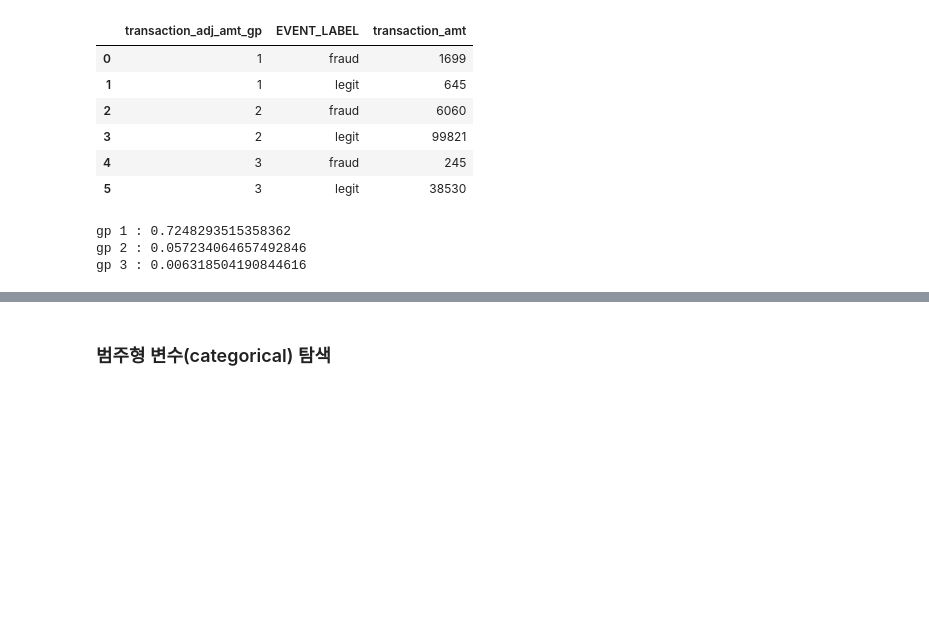
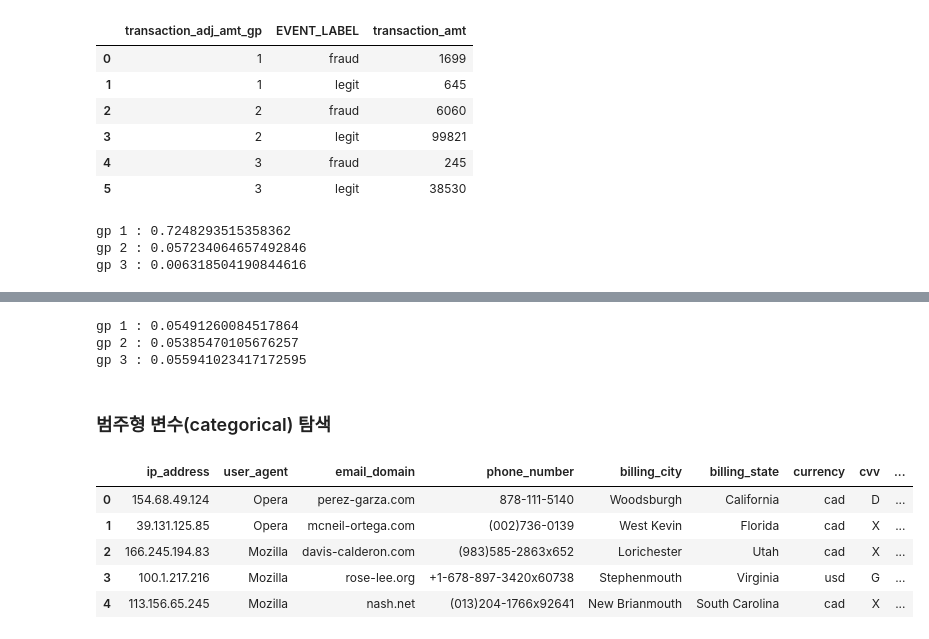
Before and after one commit to seonydg/ml-classification-predicting-credit-card-fraud-transactions, a Jupyter notebook: Predicting Credit Card Fraud Transactions.ipynb, the cells around one changed output, grey strips where cells are left out. Drawn from its saved outputs; the diff is of its cells as text; code cells hidden in the pictures; blank space fills up the shorter version.

```diff
--- a/Predicting Credit Card Fraud Transactions.ipynb
+++ b/Predicting Credit Card Fraud Transactions.ipynb
@@ -333,2 +369,21 @@ gp 3 : 0.006318504190844616
+# %%
+# 평균 사기 5% -> 과거 거래 금액은 모두 비슷한 비율을 보이는 것으로 보아, 유의미한 데이터로 보기 힘들다.
+gp1_3 = df.groupby(['historic_velocity_gp', 'EVENT_LABEL'], as_index=False)['transaction_amt'].count()
+print(f'gp 1 : {gp1_3.iloc[0, -1] / (gp1_3.iloc[0, -1] + gp1_3.iloc[1, -1])}')
+print(f'gp 2 : {gp1_3.iloc[2, -1] / (gp1_3.iloc[2, -1] + gp1_3.iloc[3, -1])}')
+print(f'gp 3 : {gp1_3.iloc[4, -1] / (gp1_3.iloc[4, -1] + gp1_3.iloc[5, -1])}')
+# %% [output]
+gp 1 : 0.05491260084517864
+gp 2 : 0.05385470105676257
+gp 3 : 0.055941023417172595
 # %% [markdown]
 ### 범주형 변수(categorical) 탐색
+# %%
+df[categorical_lists].head()
+# %% [output]
+|  | ip_address | user_agent | email_domain | phone_number | billing_city | billing_state | currency | cvv | ... |
+| 0 | 154.68.49.124 | Opera | perez-garza.com | 878-111-5140 | Woodsburgh | California | cad | D | ... |
+| 1 | 39.131.125.85 | Opera | mcneil-ortega.com | (002)736-0139 | West Kevin | Florida | cad | X | ... |
+| 2 | 166.245.194.83 | Mozilla | davis-calderon.com | (983)585-2863x652 | Lorichester | Utah | cad | X | ... |
+| 3 | 100.1.217.216 | Mozilla | rose-lee.org | +1-678-897-3420x60738 | Stephenmouth | Virginia | usd | G | ... |
+| 4 | 113.156.65.245 | Mozilla | nash.net | (013)204-1766x92641 | New Brianmouth | South Carolina | cad | X | ... |
```
Also changed, not shown: parts of 10 cells of this notebook.
